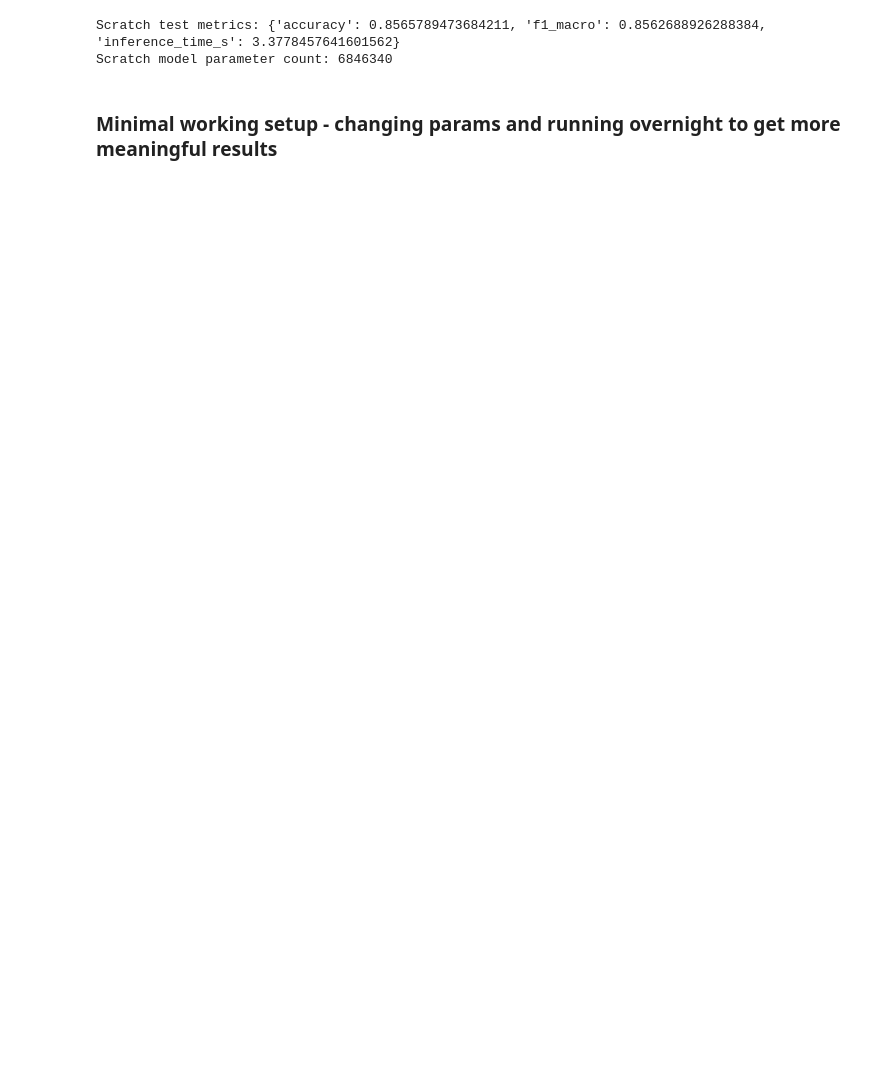
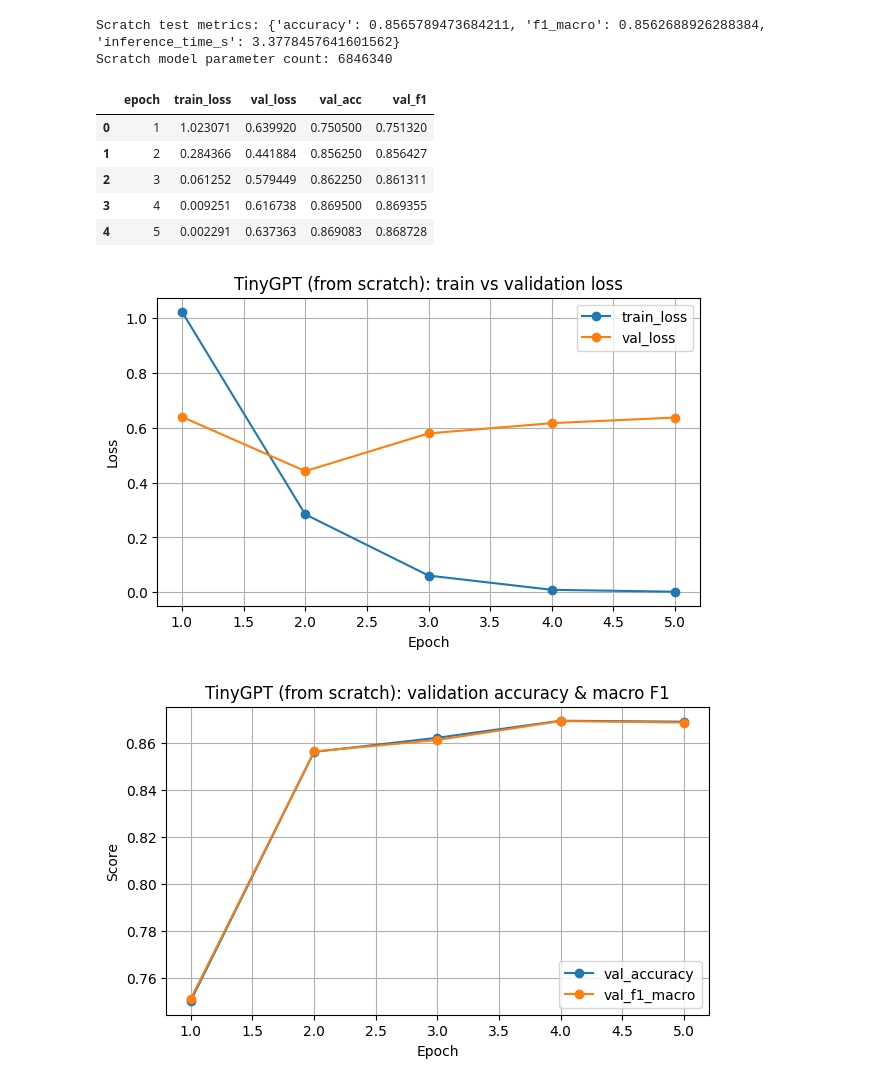
Before and after one commit to juliaryb/computational-linguistics, a Jupyter notebook: lab3/lab3_report.ipynb, the cells around one changed output. Saved outputs shown, nothing was run; the diff lists cells and outputs as text; code cells hidden in the pictures; blank space fills up the shorter version.

```diff
--- a/lab3/lab3_report.ipynb
+++ b/lab3/lab3_report.ipynb
@@ -382,0 +502,7 @@ Saved summary to lab3_logs/gpt2_full_summary.json
+# %%
+import json
+
+with open("lab3_logs/gpt2_full_summary.json") as f:
+    full_summary = json.load(f)
+
+print(full_summary)
@@ -505,0 +708,7 @@ Saved summary to lab3_logs/gpt2_frozen_summary.json
+# %%
+import json
+
+with open("lab3_logs/gpt2_frozen_summary.json") as f:
+    full_summary = json.load(f)
+
+print(full_summary)
@@ -807,5 +1094,38 @@ print("Scratch model parameter count:", scratch_param_count)
 # %% [output]
 Scratch test metrics: {'accuracy': 0.8565789473684211, 'f1_macro': 0.8562688926288384, 'inference_time_s': 3.3778457641601562}
 Scratch model parameter count: 6846340
-# %% [markdown]
-### Minimal working setup - changing params and running overnight to get more meaningful results
+# %%
+import pandas as pd
+import matplotlib.pyplot as plt
+
+scratch_df = pd.DataFrame(history_scratch)
+display(scratch_df)
+
+plt.figure(figsize=(7, 4))
+plt.plot(scratch_df["epoch"], scratch_df["train_loss"], marker="o", label="train_loss")
+plt.plot(scratch_df["epoch"], scratch_df["val_loss"],   marker="o", label="val_loss")
+plt.xlabel("Epoch")
+plt.ylabel("Loss")
+plt.title("TinyGPT (from scratch): train vs validation loss")
+plt.legend()
+plt.grid(True)
+plt.show()
+
+plt.figure(figsize=(7, 4))
+plt.plot(scratch_df["epoch"], scratch_df["val_acc"], marker="o", label="val_accuracy")
+plt.plot(scratch_df["epoch"], scratch_df["val_f1"],  marker="o", label="val_f1_macro")
+plt.xlabel("Epoch")
+plt.ylabel("Score")
+plt.title("TinyGPT (from scratch): validation accuracy & macro F1")
+plt.legend()
+plt.grid(True)
+plt.show()
+# %% [output]
+|  | epoch | train_loss | val_loss | val_acc | val_f1 |
+| 0 | 1 | 1.023071 | 0.639920 | 0.750500 | 0.751320 |
+| 1 | 2 | 0.284366 | 0.441884 | 0.856250 | 0.856427 |
+| 2 | 3 | 0.061252 | 0.579449 | 0.862250 | 0.861311 |
+| 3 | 4 | 0.009251 | 0.616738 | 0.869500 | 0.869355 |
+| 4 | 5 | 0.002291 | 0.637363 | 0.869083 | 0.868728 |
+[figure, added]
+[figure, added]
```
Also changed, not shown: parts of 31 cells of this notebook.
